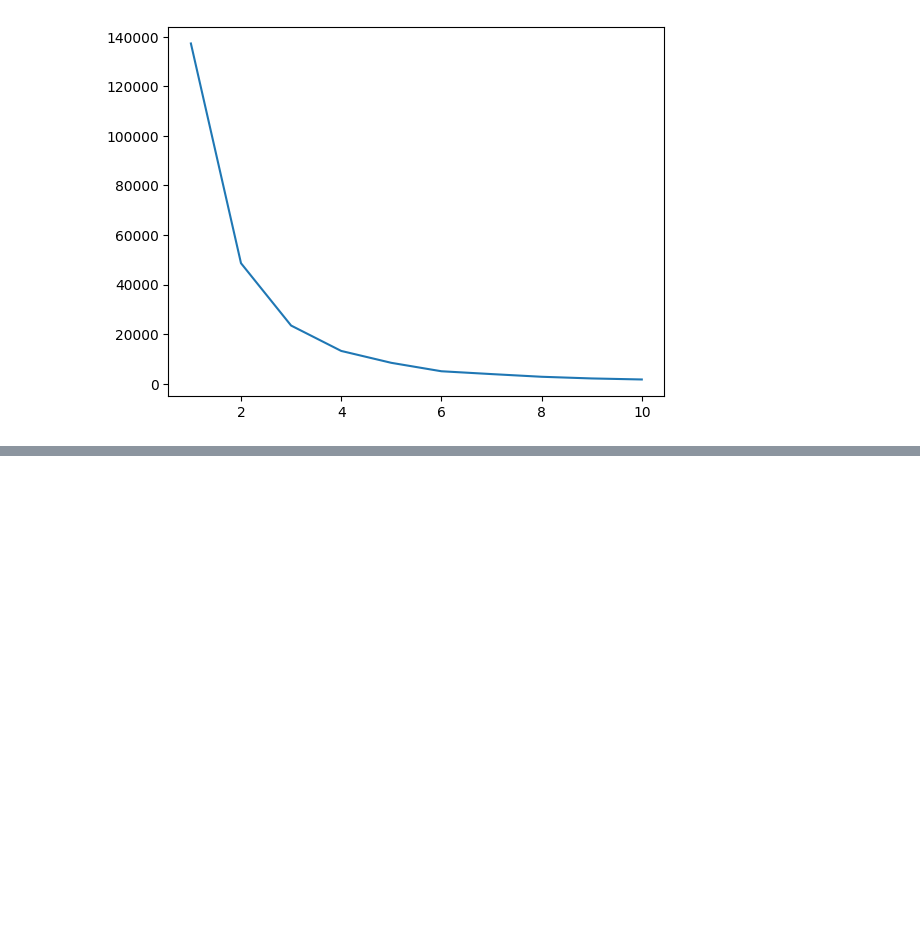
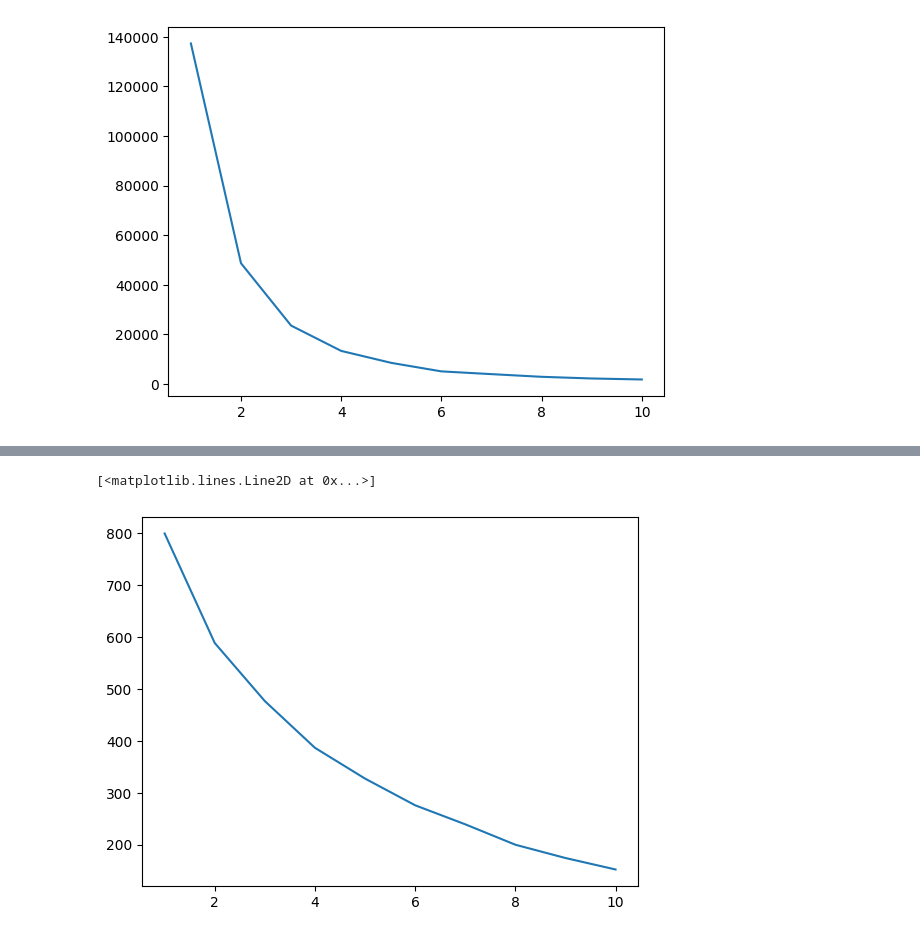
Before and after one commit to hassanatiq7/Market-Customer-segmentation-analysis, a Jupyter notebook: mall_customer.ipynb, the cells around one changed output, grey strips where cells are left out. Cells and saved outputs as stored; diff of their text form; code cells hidden in the pictures; blank space fills up the shorter version.

```diff
--- a/mall_customer.ipynb
+++ b/mall_customer.ipynb
@@ -186,0 +224,4 @@ TypeError: 'method' object is not subscriptable
+# %%
+from sklearn.preprocessing import StandardScaler
+scale = StandardScaler()
+ha.head()
@@ -186,0 +235,3 @@ TypeError: 'method' object is not subscriptable
+# %%
+dff = pd.get_dummies(ha,drop_first=True)
+dff.head()
@@ -186,0 +251,3 @@ TypeError: 'method' object is not subscriptable
+# %%
+dff = dff[['Age', 'Annual Income (k$)', 'Spending Score (1-100)','Gender_Male']]
+dff.head()
@@ -186,0 +261,4 @@ TypeError: 'method' object is not subscriptable
+# %%
+dff = scale.fit_transform(dff)
+dff = pd.DataFrame(scale.fit_transform(dff))
+dff.head()
@@ -186,0 +272,10 @@ TypeError: 'method' object is not subscriptable
+# %%
+intertia_scores3=[]
+for i in range(1,11):
+    kmeans3=KMeans(n_clusters=i)
+    kmeans3.fit(dff)
+    intertia_scores3.append(kmeans3.inertia_)
+plt.plot(range(1,11),intertia_scores3)
+# %% [output]
+[<matplotlib.lines.Line2D at 0x...>]
+[figure, added]
```
Also changed, not shown: parts of 16 cells of this notebook, 1 other file.
